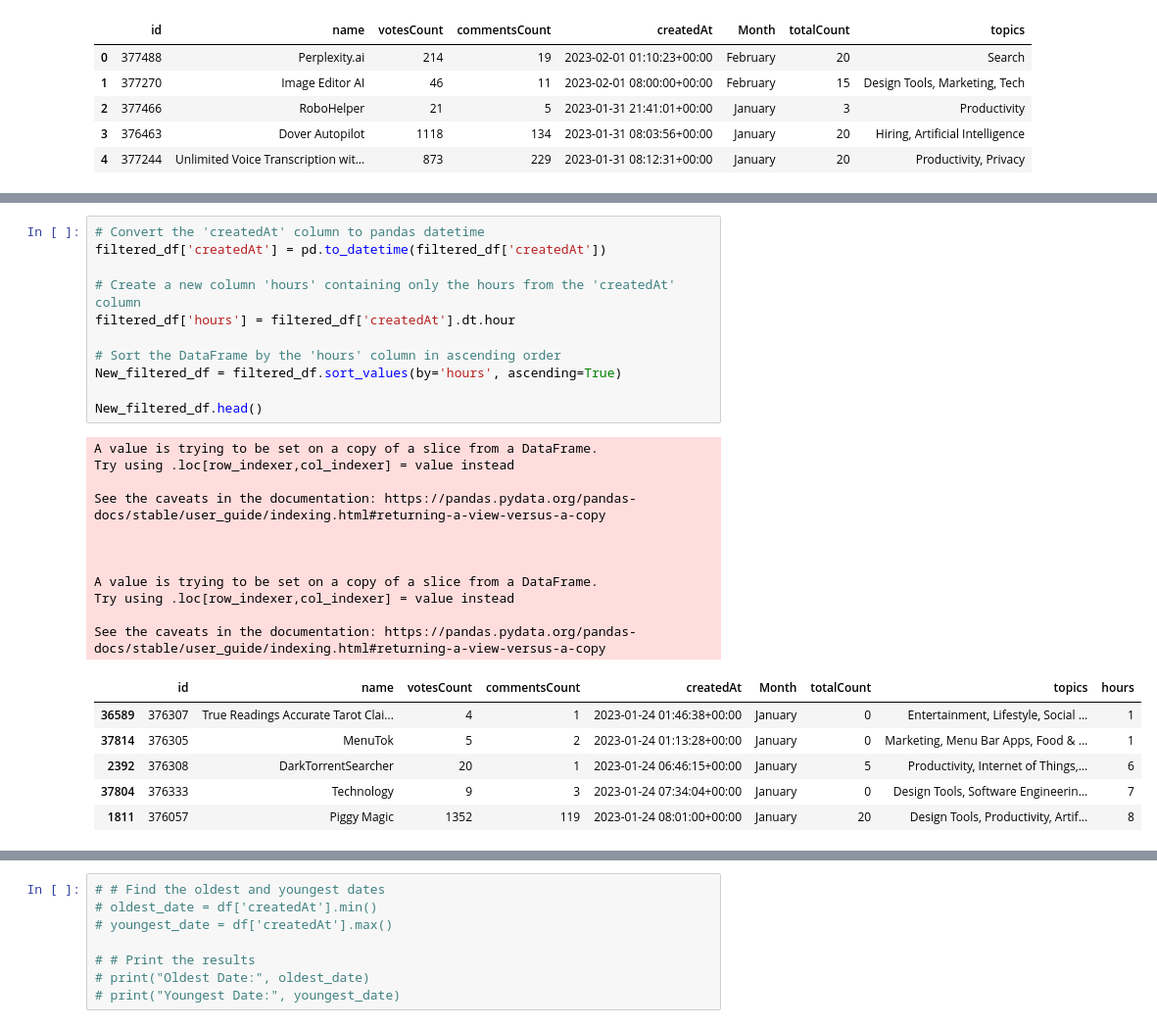
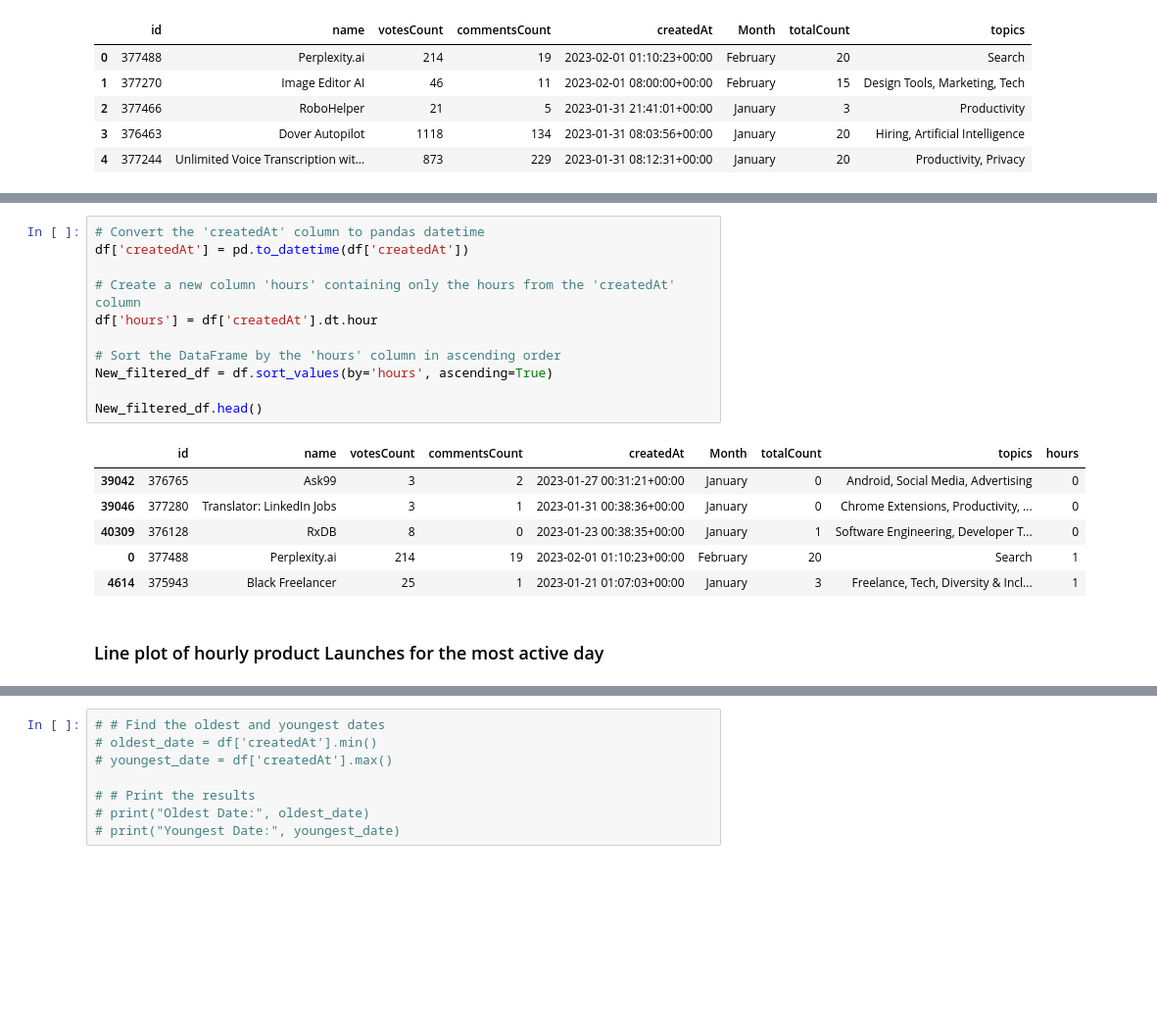
Before and after one commit to AliMehdii/ProductHunt_EDA_and_Unspervised_Sentiment_Analysis, a Jupyter notebook: Stats_Code/Data_Wrangling/EDA.ipynb, the cells around one changed output, grey strips where cells are left out. Shown at 98% size. Drawn from its saved outputs; the diff is of its cells as text; blank space fills up the shorter version.

```diff
--- a/Stats_Code/Data_Wrangling/EDA.ipynb
+++ b/Stats_Code/Data_Wrangling/EDA.ipynb
@@ -133,31 +131,22 @@ filtered_df.head()
 # %%
 # Convert the 'createdAt' column to pandas datetime
-filtered_df['createdAt'] = pd.to_datetime(filtered_df['createdAt'])
+df['createdAt'] = pd.to_datetime(df['createdAt'])
 
 # Create a new column 'hours' containing only the hours from the 'createdAt' column
-filtered_df['hours'] = filtered_df['createdAt'].dt.hour
+df['hours'] = df['createdAt'].dt.hour
 
 # Sort the DataFrame by the 'hours' column in ascending order
-New_filtered_df = filtered_df.sort_values(by='hours', ascending=True)
+New_filtered_df = df.sort_values(by='hours', ascending=True)
 
 New_filtered_df.head()
 # %% [output]
-A value is trying to be set on a copy of a slice from a DataFrame.
-Try using .loc[row_indexer,col_indexer] = value instead
-
-See the caveats in the documentation: https://pandas.pydata.org/pandas-docs/stable/user_guide/indexing.html#returning-a-view-versus-a-copy
-
-
-
-A value is trying to be set on a copy of a slice from a DataFrame.
-Try using .loc[row_indexer,col_indexer] = value instead
-
-See the caveats in the documentation: https://pandas.pydata.org/pandas-docs/stable/user_guide/indexing.html#returning-a-view-versus-a-copy
 |  | id | name | votesCount | commentsCount | createdAt | Month | totalCount | topics | hours |
-| 36589 | 376307 | True Readings Accurate Tarot Clai... | 4 | 1 | 2023-01-24 01:46:38+00:00 | January | 0 | Entertainment, Lifestyle, Social ... | 1 |
-| 37814 | 376305 | MenuTok | 5 | 2 | 2023-01-24 01:13:28+00:00 | January | 0 | Marketing, Menu Bar Apps, Food & ... | 1 |
-| 2392 | 376308 | DarkTorrentSearcher | 20 | 1 | 2023-01-24 06:46:15+00:00 | January | 5 | Productivity, Internet of Things,... | 6 |
-| 37804 | 376333 | Technology | 9 | 3 | 2023-01-24 07:34:04+00:00 | January | 0 | Design Tools, Software Engineerin... | 7 |
-| 1811 | 376057 | Piggy Magic | 1352 | 119 | 2023-01-24 08:01:00+00:00 | January | 20 | Design Tools, Productivity, Artif... | 8 |
+| 39042 | 376765 | Ask99 | 3 | 2 | 2023-01-27 00:31:21+00:00 | January | 0 | Android, Social Media, Advertising | 0 |
+| 39046 | 377280 | Translator: LinkedIn Jobs | 3 | 1 | 2023-01-31 00:38:36+00:00 | January | 0 | Chrome Extensions, Productivity, ... | 0 |
+| 40309 | 376128 | RxDB | 8 | 0 | 2023-01-23 00:38:35+00:00 | January | 1 | Software Engineering, Developer T... | 0 |
+| 0 | 377488 | Perplexity.ai | 214 | 19 | 2023-02-01 01:10:23+00:00 | February | 20 | Search | 1 |
+| 4614 | 375943 | Black Freelancer | 25 | 1 | 2023-01-21 01:07:03+00:00 | January | 3 | Freelance, Tech, Diversity & Incl... | 1 |
+# %% [markdown]
+### Line plot of hourly product Launches for the most active day
 # %%
 
```
Also changed, not shown: parts of 28 cells of this notebook.
